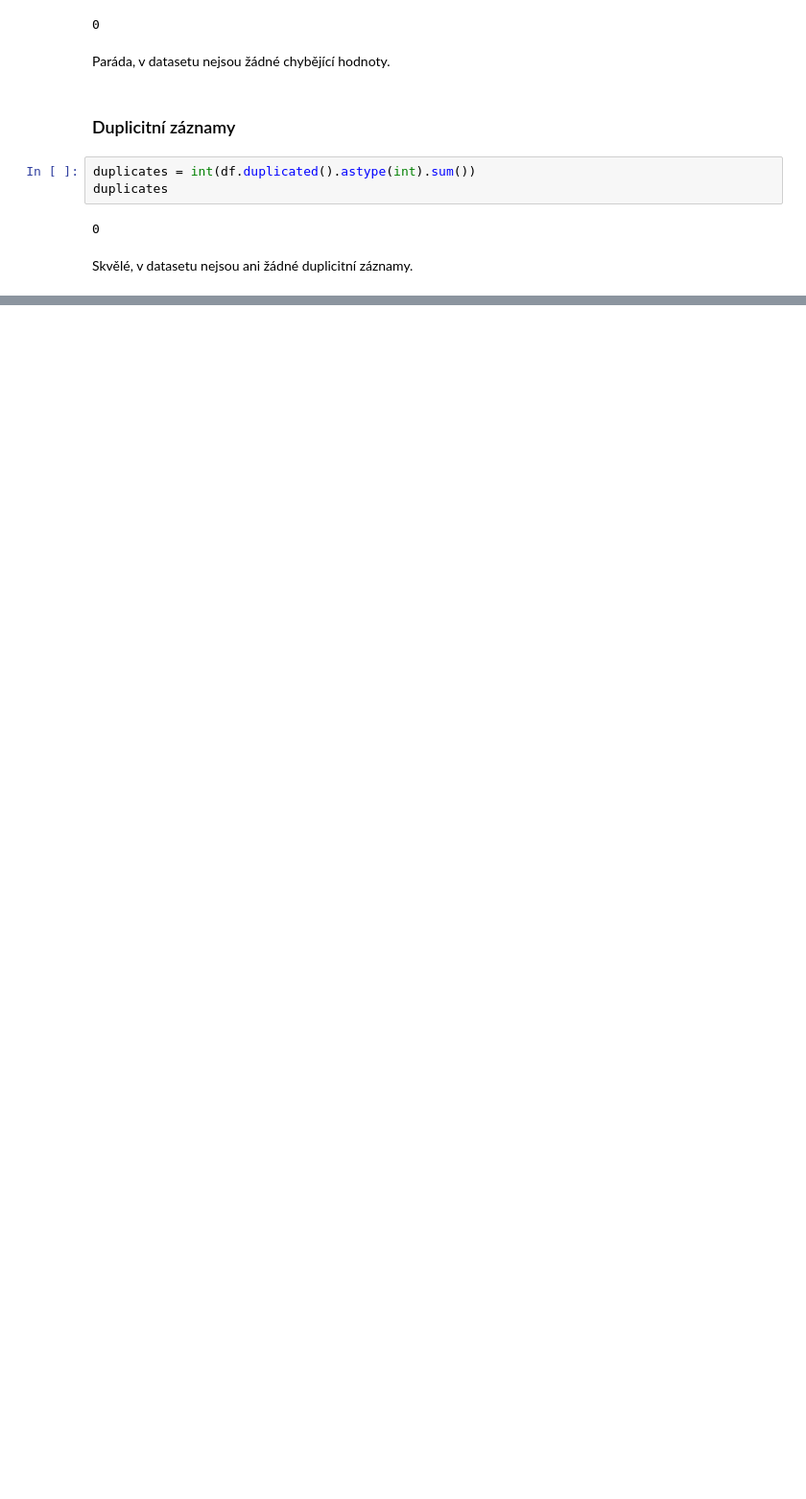
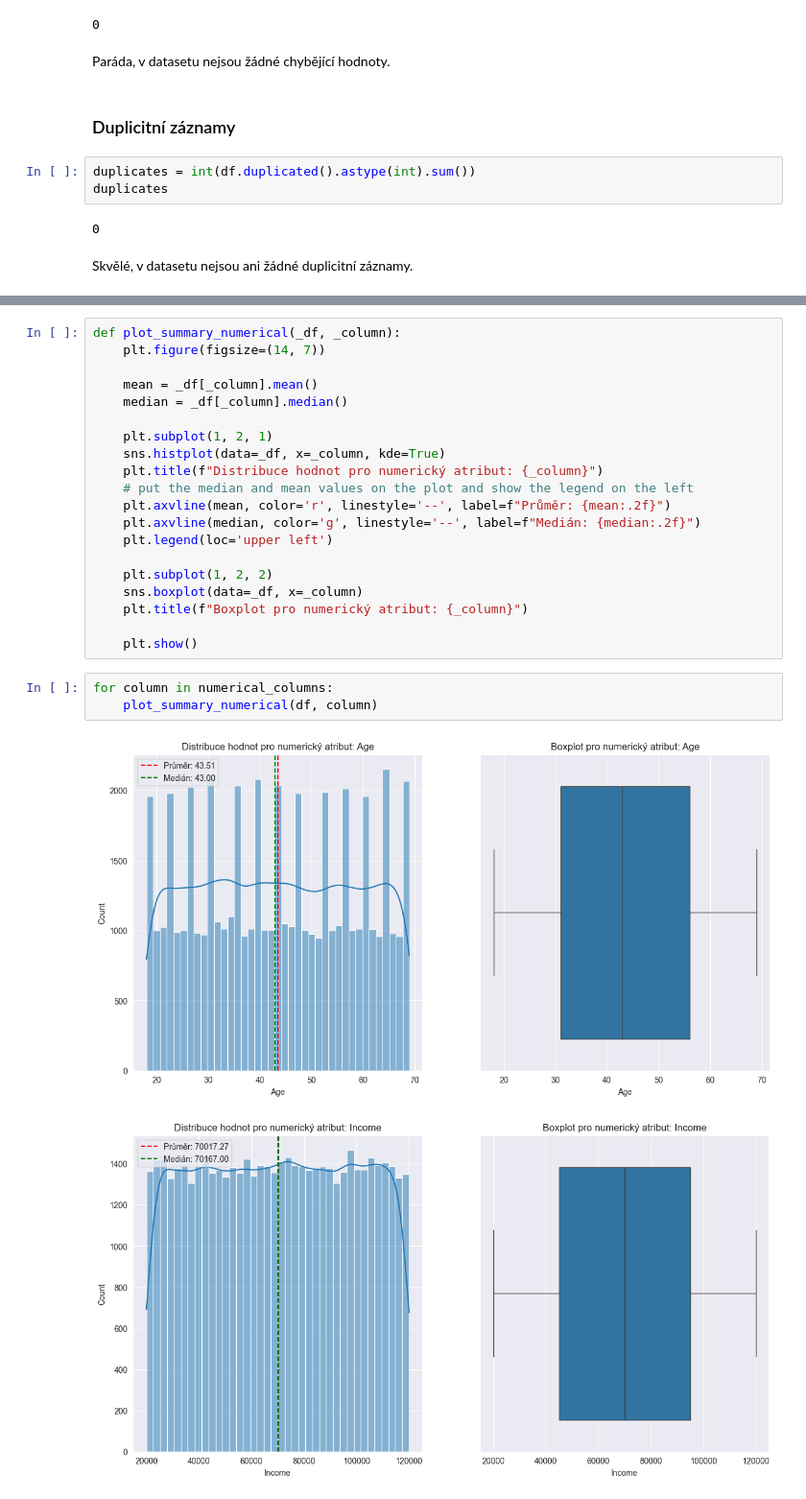
Before and after one commit to SLI0124/strojove-uceni, a Jupyter notebook: projects/data_clustering.ipynb, the cells around one changed output, grey strips where cells are left out. Shown at 96% size. Cells and saved outputs as stored; diff of their text form; blank space fills up the shorter version.

```diff
--- a/projects/data_clustering.ipynb
+++ b/projects/data_clustering.ipynb
@@ -137,0 +204,26 @@ Skvělé, v datasetu nejsou ani žádné duplicitní záznamy.
+# %%
+def plot_summary_numerical(_df, _column):
+    plt.figure(figsize=(14, 7))
+
+    mean = _df[_column].mean()
+    median = _df[_column].median()
+
+    plt.subplot(1, 2, 1)
+    sns.histplot(data=_df, x=_column, kde=True)
+    plt.title(f"Distribuce hodnot pro numerický atribut: {_column}")
+    # put the median and mean values on the plot and show the legend on the left
+    plt.axvline(mean, color='r', linestyle='--', label=f"Průměr: {mean:.2f}")
+    plt.axvline(median, color='g', linestyle='--', label=f"Medián: {median:.2f}")
+    plt.legend(loc='upper left')
+
+    plt.subplot(1, 2, 2)
+    sns.boxplot(data=_df, x=_column)
+    plt.title(f"Boxplot pro numerický atribut: {_column}")
+
+    plt.show()
+# %%
+for column in numerical_columns:
+    plot_summary_numerical(df, column)
+# %% [output]
+[figure, added]
+[figure, added]
```
Also changed, not shown: parts of 7 cells of this notebook.
